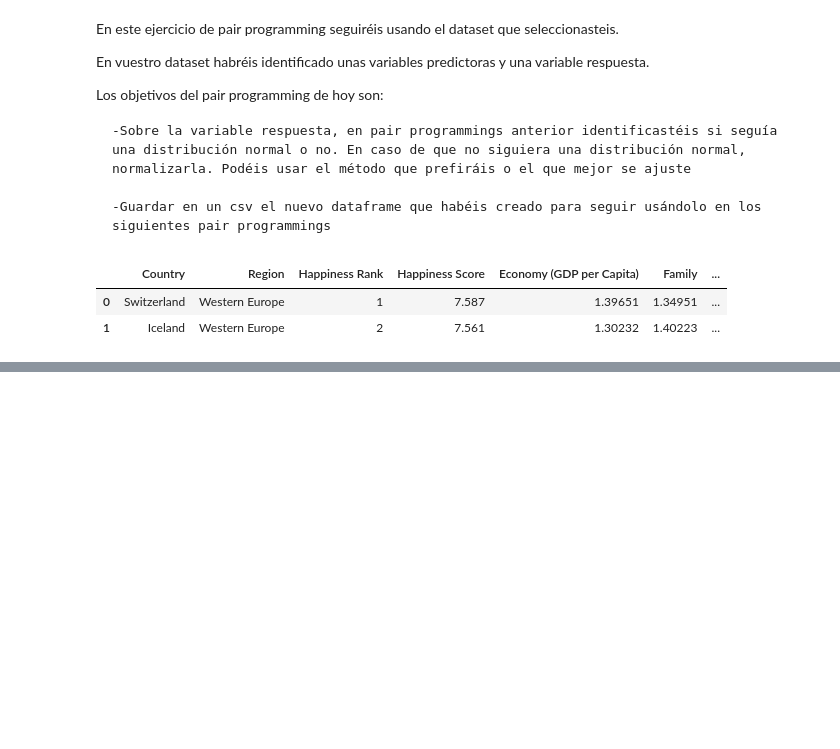
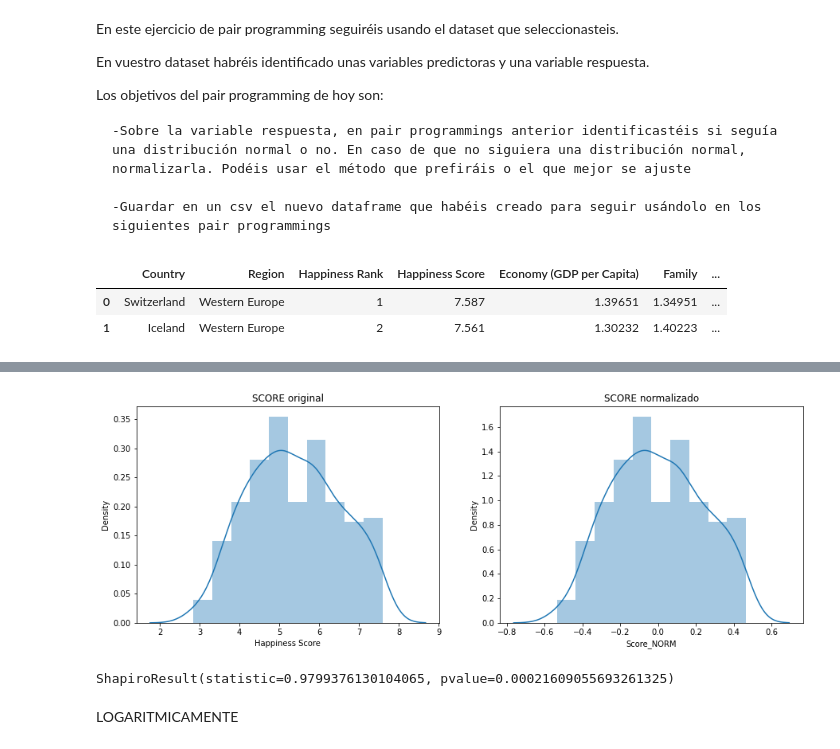
Before and after one commit to Adalab/DA-promo-c-modulo-3-sprint-1-AnaG-Laura, a Jupyter notebook: Regresón Lineal/Lección-5-Normalizacion.ipynb, the cells around one changed output, grey strips where cells are left out. Cells and saved outputs as stored; diff of their text form; code cells hidden in the pictures; blank space fills up the shorter version.

```diff
--- a/Regresón Lineal/Lección-5-Normalizacion.ipynb
+++ b/Regresón Lineal/Lección-5-Normalizacion.ipynb
@@ -40,0 +49,6 @@ df.head(2)
+# %%
+media = df["Happiness Score"].mean()
+maximo = df["Happiness Score"].max()
+minimo = df["Happiness Score"].min()
+# %%
+df["Score_NORM"] = (df["Happiness Score"] - media) / (maximo - minimo )
@@ -40,0 +64,16 @@ df.head(2)
+# %%
+fig, axes = plt.subplots(1, 2, figsize = (15,5))
+
+axes[0].set_title('SCORE original')
+axes[1].set_title('SCORE normalizado')
+
+sns.distplot(df['Happiness Score'] ,ax = axes[0])
+sns.distplot(df["Score_NORM"], ax = axes[1]);
+# %% [output]
+[figure, added]
+# %%
+stats.shapiro(df["Score_NORM"])
+# %% [output]
+ShapiroResult(statistic=0.9799376130104065, pvalue=0.00021609055693261325)
+# %% [markdown]
+LOGARITMICAMENTE
```
Also changed, not shown: parts of 34 cells of this notebook, 4 other files.
